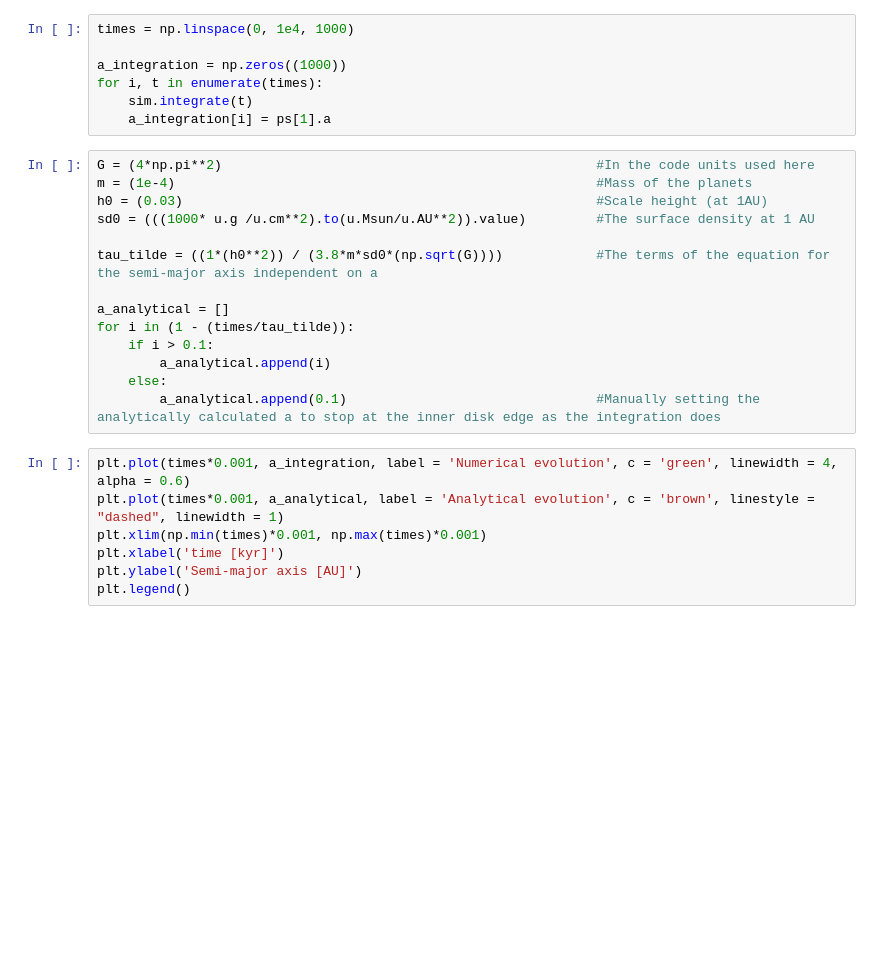
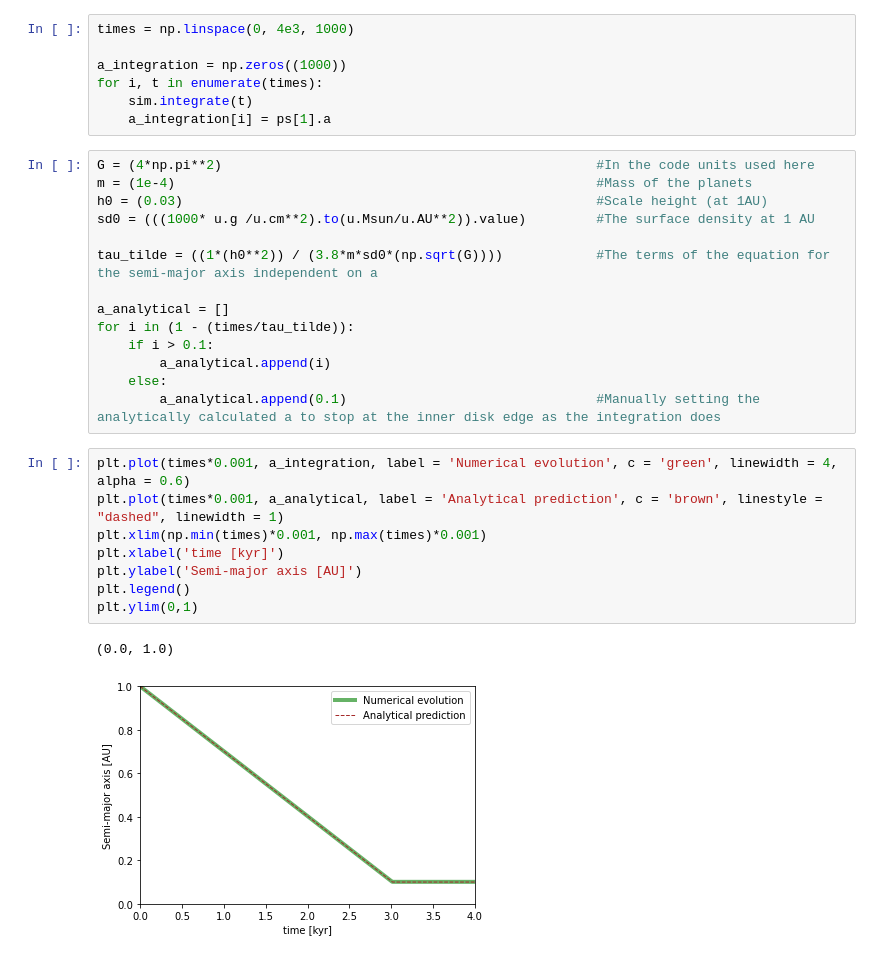
Before and after one commit to dtamayo/reboundx, a Jupyter notebook: ipython_examples/TypeIMigration.ipynb, the cells around one changed output. Saved outputs shown, nothing was run; the diff lists cells and outputs as text; blank space fills up the shorter version.

```diff
--- a/ipython_examples/TypeIMigration.ipynb
+++ b/ipython_examples/TypeIMigration.ipynb
@@ -27,7 +27,7 @@ ps = sim.particles
 sim.integrator = 'whfast'
 sim.dt = np.sqrt(0.1**3)/20                                      #Period at inner disk edge location divided by 20
 # %%
-times = np.linspace(0, 1e4, 1000)
+times = np.linspace(0, 4e3, 1000)
 
 a_integration = np.zeros((1000))
 for i, t in enumerate(times):
@@ -49,8 +49,12 @@ for i in (1 - (times/tau_tilde)):
         a_analytical.append(0.1)                                #Manually setting the analytically calculated a to stop at the inner disk edge as the integration does
 # %%
 plt.plot(times*0.001, a_integration, label = 'Numerical evolution', c = 'green', linewidth = 4, alpha = 0.6)
-plt.plot(times*0.001, a_analytical, label = 'Analytical evolution', c = 'brown', linestyle = "dashed", linewidth = 1)
+plt.plot(times*0.001, a_analytical, label = 'Analytical prediction', c = 'brown', linestyle = "dashed", linewidth = 1)
 plt.xlim(np.min(times)*0.001, np.max(times)*0.001)
 plt.xlabel('time [kyr]')
 plt.ylabel('Semi-major axis [AU]')
 plt.legend()
+plt.ylim(0,1)
+# %% [output]
+(0.0, 1.0)
+[figure, added]
```
Also changed, not shown: 9 other files.
